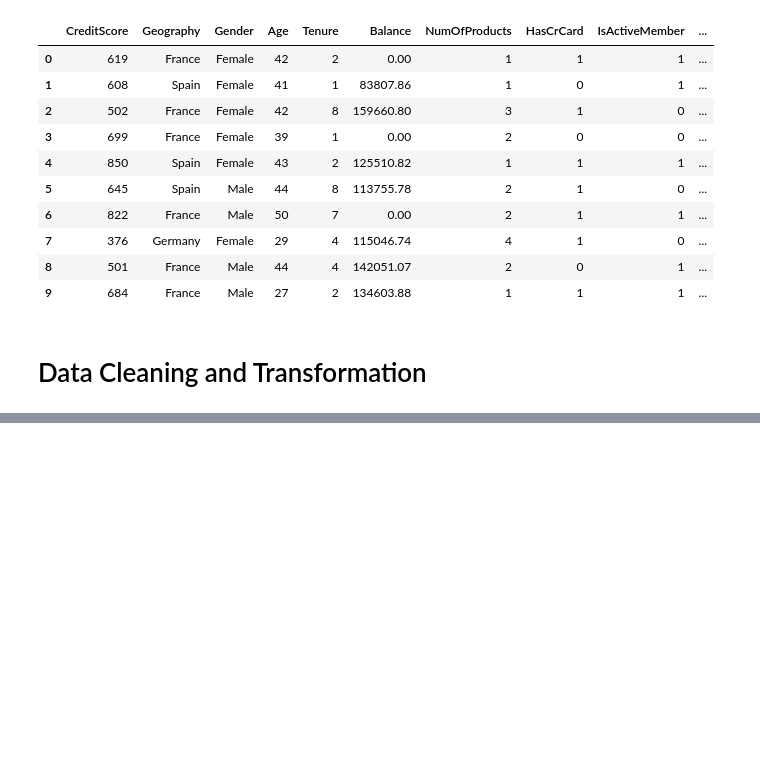
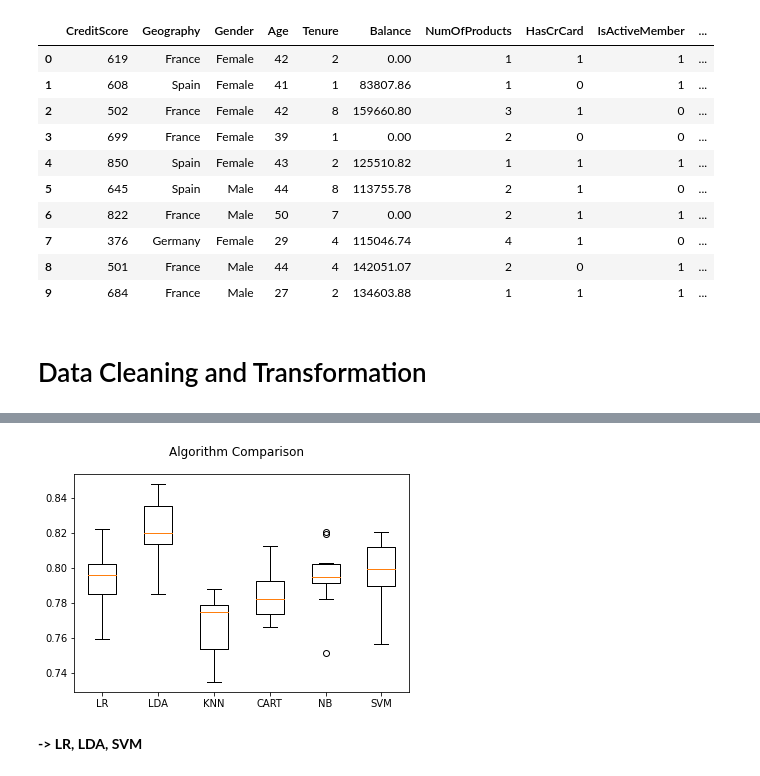
Before and after one commit to VinceTruong/Churn_Modelling, a Jupyter notebook: Vu Truong.ipynb, the cells around one changed output, grey strips where cells are left out. Saved outputs shown, nothing was run; the diff lists cells and outputs as text; code cells hidden in the pictures; blank space fills up the shorter version.

```diff
--- a/Vu Truong.ipynb
+++ b/Vu Truong.ipynb
@@ -204,0 +327,6 @@ EstimatedSalary : 0
+# %%
+index=pd.Index([i for i in range(9799)])
+
+df_final.index = index
+
+df_final
@@ -204,0 +361,29 @@ EstimatedSalary : 0
+# %%
+X = df_final.drop('Exited', axis=1)
+y = df_final['Exited']
+# %%
+validation_size = 0.25
+seed = 7
+scoring = 'accuracy'
+
+X_train, X_test, y_train, y_test = model_selection.train_test_split(X, y, test_size=validation_size, random_state=seed)
+# %%
+# Spot Check Algorithms
+models = []
+models.append(('LR', LogisticRegression(solver='liblinear', multi_class='ovr')))
+models.append(('LDA', LinearDiscriminantAnalysis()))
+models.append(('KNN', KNeighborsClassifier()))
+models.append(('CART', DecisionTreeClassifier()))
+models.append(('NB', GaussianNB()))
+models.append(('SVM', SVC(gamma='auto')))
+
+# evaluate each model in turn
+results = []
+names = []
+for name, model in models:
+    kfold = model_selection.KFold(n_splits=10, random_state=seed)
+    cv_results = model_selection.cross_val_score(model, X_train, y_train, cv=kfold, scoring=scoring)
+    results.append(cv_results)
+    names.append(name)
+    msg = "%s: %f (%f)" % (name, cv_results.mean(), cv_results.std())
+    print(msg)
@@ -204,0 +397,12 @@ EstimatedSalary : 0
+# %%
+# boxplot algorithm comparison
+fig = plt.figure()
+fig.suptitle('Algorithm Comparison')
+ax = fig.add_subplot(111)
+plt.boxplot(results)
+ax.set_xticklabels(names)
+plt.show()
+# %% [output]
+[figure, added]
+# %% [markdown]
+**->  LR, LDA, SVM**
```
Also changed, not shown: parts of 17 cells of this notebook, 1 other file.
